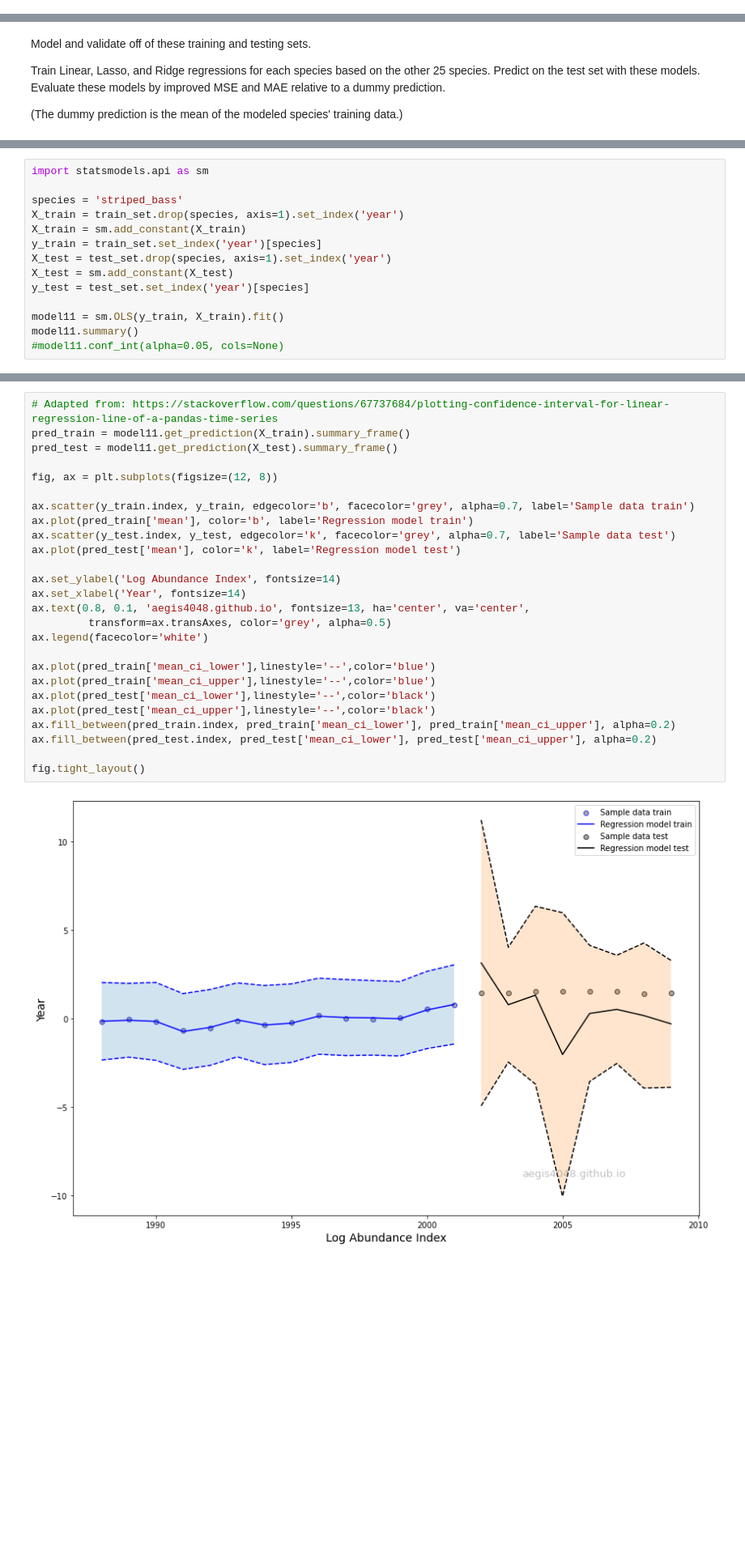
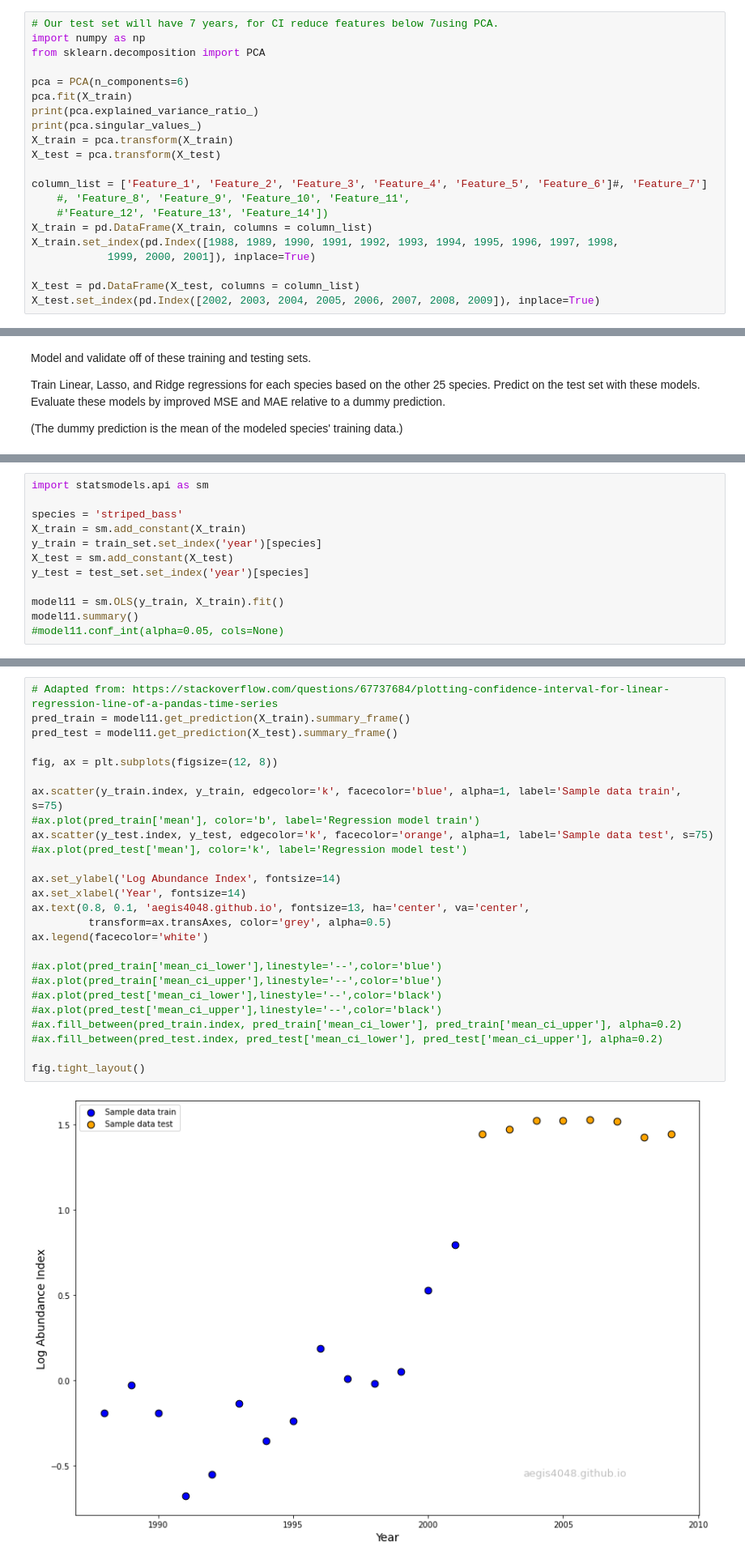
Before and after one commit to nycantwell/nycantwell, a Jupyter notebook: NW_Atlantic_Fishery_Sustainability/notebooks/03_data_cleaning_and_modeling.ipynb, the cells around one changed output, grey strips where cells are left out. Shown at 81% size. Saved outputs shown, nothing was run; the diff lists cells and outputs as text; blank space fills up the shorter version.

Commit message:
CI and visualization adjustments

```diff
--- a/NW_Atlantic_Fishery_Sustainability/notebooks/03_data_cleaning_and_modeling.ipynb
+++ b/NW_Atlantic_Fishery_Sustainability/notebooks/03_data_cleaning_and_modeling.ipynb
@@ -315,0 +278,21 @@ test_set = new_df_wide[~new_df_wide['year'].isin(train_years)]
+# %%
+# Our test set will have 7 years, for CI reduce features below 7using PCA.
+import numpy as np
+from sklearn.decomposition import PCA
+
+pca = PCA(n_components=6)
+pca.fit(X_train)
+print(pca.explained_variance_ratio_)
+print(pca.singular_values_)
+X_train = pca.transform(X_train)
+X_test = pca.transform(X_test)
+
+column_list = ['Feature_1', 'Feature_2', 'Feature_3', 'Feature_4', 'Feature_5', 'Feature_6']#, 'Feature_7']
+    #, 'Feature_8', 'Feature_9', 'Feature_10', 'Feature_11',
+    #'Feature_12', 'Feature_13', 'Feature_14'])
+X_train = pd.DataFrame(X_train, columns = column_list)
+X_train.set_index(pd.Index([1988, 1989, 1990, 1991, 1992, 1993, 1994, 1995, 1996, 1997, 1998,
+            1999, 2000, 2001]), inplace=True)
+
+X_test = pd.DataFrame(X_test, columns = column_list)
+X_test.set_index(pd.Index([2002, 2003, 2004, 2005, 2006, 2007, 2008, 2009]), inplace=True)
@@ -405,10 +344,8 @@ metrics_by_MSE
 import statsmodels.api as sm
 
 species = 'striped_bass'
-X_train = train_set.drop(species, axis=1).set_index('year')
 X_train = sm.add_constant(X_train)
 y_train = train_set.set_index('year')[species]
-X_test = test_set.drop(species, axis=1).set_index('year')
 X_test = sm.add_constant(X_test)
 y_test = test_set.set_index('year')[species]
 
@@ -466,28 +380,28 @@ list(X_train.columns)
 # %%
 # Adapted from: https://stackoverflow.com/questions/67737684/plotting-confidence-interval-for-linear-regression-line-of-a-pandas-time-series
 pred_train = model11.get_prediction(X_train).summary_frame()
 pred_test = model11.get_prediction(X_test).summary_frame()
 
 fig, ax = plt.subplots(figsize=(12, 8))
 
-ax.scatter(y_train.index, y_train, edgecolor='b', facecolor='grey', alpha=0.7, label='Sample data train')
-ax.plot(pred_train['mean'], color='b', label='Regression model train')
-ax.scatter(y_test.index, y_test, edgecolor='k', facecolor='grey', alpha=0.7, label='Sample data test')
-ax.plot(pred_test['mean'], color='k', label='Regression model test')
+ax.scatter(y_train.index, y_train, edgecolor='k', facecolor='blue', alpha=1, label='Sample data train', s=75)
+#ax.plot(pred_train['mean'], color='b', label='Regression model train')
+ax.scatter(y_test.index, y_test, edgecolor='k', facecolor='orange', alpha=1, label='Sample data test', s=75)
+#ax.plot(pred_test['mean'], color='k', label='Regression model test')
 
 ax.set_ylabel('Log Abundance Index', fontsize=14)
 ax.set_xlabel('Year', fontsize=14)
 ax.text(0.8, 0.1, 'aegis4048.github.io', fontsize=13, ha='center', va='center',
          transform=ax.transAxes, color='grey', alpha=0.5)
 ax.legend(facecolor='white')
 
-ax.plot(pred_train['mean_ci_lower'],linestyle='--',color='blue')
-ax.plot(pred_train['mean_ci_upper'],linestyle='--',color='blue')
-ax.plot(pred_test['mean_ci_lower'],linestyle='--',color='black')
-ax.plot(pred_test['mean_ci_upper'],linestyle='--',color='black')
-ax.fill_between(pred_train.index, pred_train['mean_ci_lower'], pred_train['mean_ci_upper'], alpha=0.2)
-ax.fill_between(pred_test.index, pred_test['mean_ci_lower'], pred_test['mean_ci_upper'], alpha=0.2)
+#ax.plot(pred_train['mean_ci_lower'],linestyle='--',color='blue')
+#ax.plot(pred_train['mean_ci_upper'],linestyle='--',color='blue')
+#ax.plot(pred_test['mean_ci_lower'],linestyle='--',color='black')
+#ax.plot(pred_test['mean_ci_upper'],linestyle='--',color='black')
+#ax.fill_between(pred_train.index, pred_train['mean_ci_lower'], pred_train['mean_ci_upper'], alpha=0.2)
+#ax.fill_between(pred_test.index, pred_test['mean_ci_lower'], pred_test['mean_ci_upper'], alpha=0.2)
 
 fig.tight_layout()
 # %% [output]
-[figure, old version]
+[figure, new version]
```
Also changed, not shown: parts of 23 cells of this notebook.
